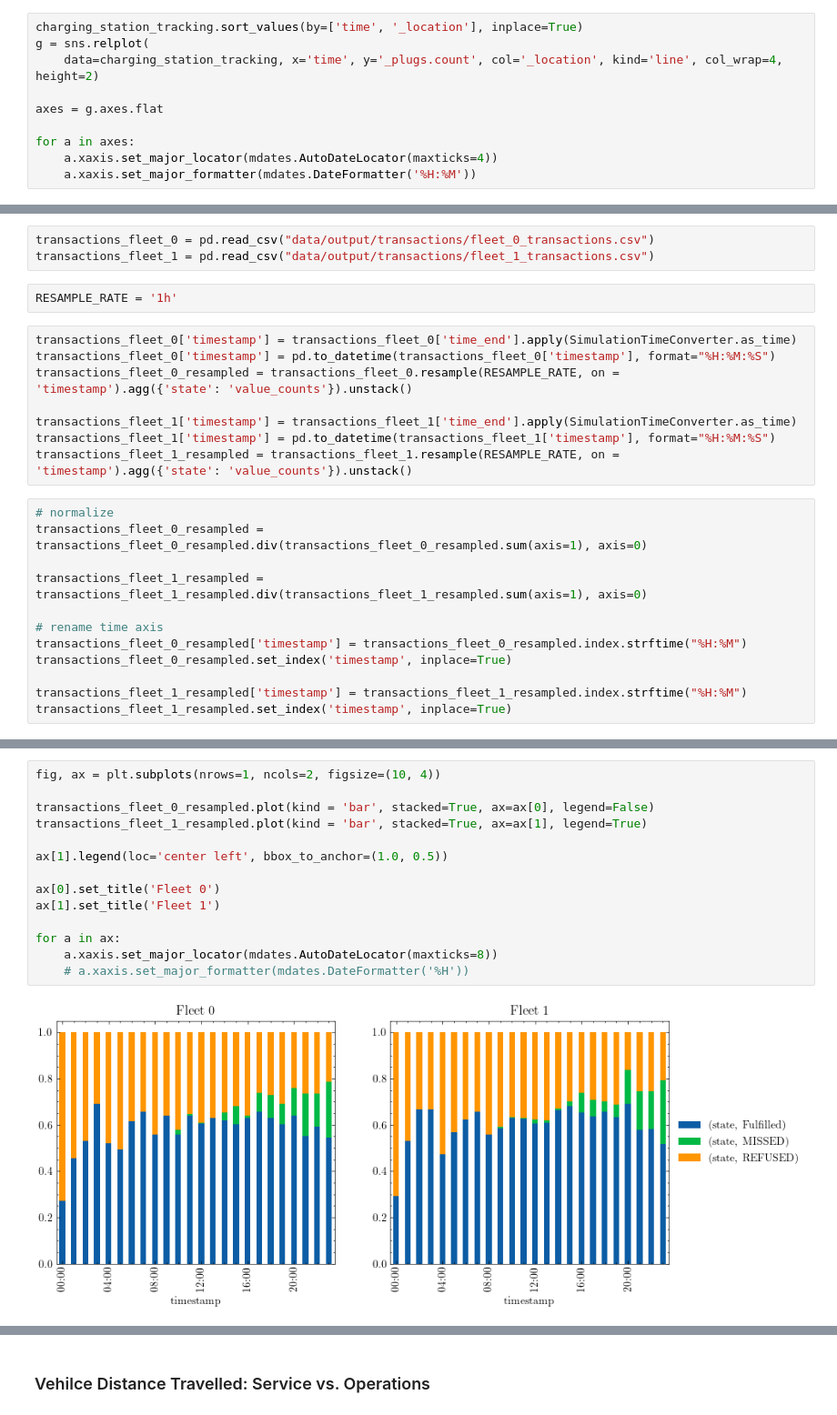
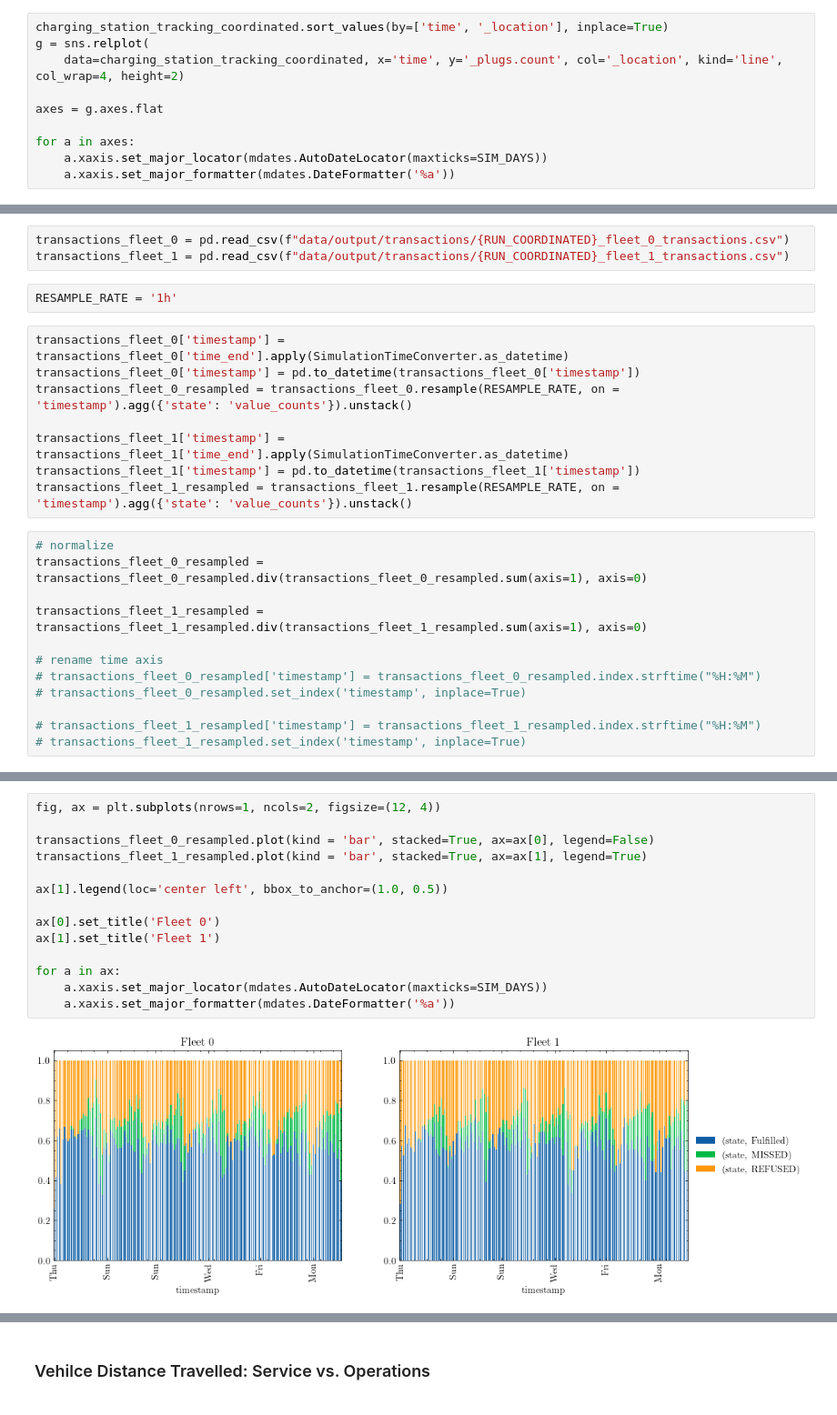
Before and after one commit to IS3UniCologne/urban-mobility-simulation, a Jupyter notebook: resources/scripts/simulation_analysis/shared_charging.ipynb, the cells around one changed output, grey strips where cells are left out. Shown at 91% size. Drawn from its saved outputs; the diff is of its cells as text.

```diff
--- a/resources/scripts/simulation_analysis/shared_charging.ipynb
+++ b/resources/scripts/simulation_analysis/shared_charging.ipynb
@@ -262,11 +261,11 @@ ax.xaxis.set_major_formatter(mdates.DateFormatter('%H'))
 # %%
-charging_station_tracking.sort_values(by=['time', '_location'], inplace=True)
+charging_station_tracking_coordinated.sort_values(by=['time', '_location'], inplace=True)
 g = sns.relplot(
-    data=charging_station_tracking, x='time', y='_plugs.count', col='_location', kind='line', col_wrap=4, height=2)
+    data=charging_station_tracking_coordinated, x='time', y='_plugs.count', col='_location', kind='line', col_wrap=4, height=2)
 
 axes = g.axes.flat
 
 for a in axes:
-    a.xaxis.set_major_locator(mdates.AutoDateLocator(maxticks=4))
-    a.xaxis.set_major_formatter(mdates.DateFormatter('%H:%M'))
+    a.xaxis.set_major_locator(mdates.AutoDateLocator(maxticks=SIM_DAYS))
+    a.xaxis.set_major_formatter(mdates.DateFormatter('%a'))
 # %% [output]
@@ -274,17 +273,17 @@ for a in axes:
 # %% [markdown]
 ## Transactions
 # %%
-transactions_fleet_0 = pd.read_csv("data/output/transactions/fleet_0_transactions.csv")
-transactions_fleet_1 = pd.read_csv("data/output/transactions/fleet_1_transactions.csv")
+transactions_fleet_0 = pd.read_csv(f"data/output/transactions/{RUN_COORDINATED}_fleet_0_transactions.csv")
+transactions_fleet_1 = pd.read_csv(f"data/output/transactions/{RUN_COORDINATED}_fleet_1_transactions.csv")
 # %%
 RESAMPLE_RATE = '1h'
 # %%
-transactions_fleet_0['timestamp'] = transactions_fleet_0['time_end'].apply(SimulationTimeConverter.as_time)
-transactions_fleet_0['timestamp'] = pd.to_datetime(transactions_fleet_0['timestamp'], format="%H:%M:%S")
+transactions_fleet_0['timestamp'] = transactions_fleet_0['time_end'].apply(SimulationTimeConverter.as_datetime)
+transactions_fleet_0['timestamp'] = pd.to_datetime(transactions_fleet_0['timestamp'])
 transactions_fleet_0_resampled = transactions_fleet_0.resample(RESAMPLE_RATE, on = 'timestamp').agg({'state': 'value_counts'}).unstack()
 
-transactions_fleet_1['timestamp'] = transactions_fleet_1['time_end'].apply(SimulationTimeConverter.as_time)
-transactions_fleet_1['timestamp'] = pd.to_datetime(transactions_fleet_1['timestamp'], format="%H:%M:%S")
+transactions_fleet_1['timestamp'] = transactions_fleet_1['time_end'].apply(SimulationTimeConverter.as_datetime)
+transactions_fleet_1['timestamp'] = pd.to_datetime(transactions_fleet_1['timestamp'])
 transactions_fleet_1_resampled = transactions_fleet_1.resample(RESAMPLE_RATE, on = 'timestamp').agg({'state': 'value_counts'}).unstack()
 # %%
 # normalize
@@ -293,11 +292,11 @@ transactions_fleet_0_resampled = transactions_fleet_0_resampled.div(transactions
 transactions_fleet_1_resampled = transactions_fleet_1_resampled.div(transactions_fleet_1_resampled.sum(axis=1), axis=0)
 
 # rename time axis
-transactions_fleet_0_resampled['timestamp'] = transactions_fleet_0_resampled.index.strftime("%H:%M")
-transactions_fleet_0_resampled.set_index('timestamp', inplace=True)
+# transactions_fleet_0_resampled['timestamp'] = transactions_fleet_0_resampled.index.strftime("%H:%M")
+# transactions_fleet_0_resampled.set_index('timestamp', inplace=True)
 
-transactions_fleet_1_resampled['timestamp'] = transactions_fleet_1_resampled.index.strftime("%H:%M")
-transactions_fleet_1_resampled.set_index('timestamp', inplace=True)
+# transactions_fleet_1_resampled['timestamp'] = transactions_fleet_1_resampled.index.strftime("%H:%M")
+# transactions_fleet_1_resampled.set_index('timestamp', inplace=True)
 # %%
 transactions_fleet_0_resampled
 # %% [output]
@@ -323,17 +318,17 @@ transactions_fleet_0_resampled
 # %%
-fig, ax = plt.subplots(nrows=1, ncols=2, figsize=(10, 4))
+fig, ax = plt.subplots(nrows=1, ncols=2, figsize=(12, 4))
 
 transactions_fleet_0_resampled.plot(kind = 'bar', stacked=True, ax=ax[0], legend=False)
 transactions_fleet_1_resampled.plot(kind = 'bar', stacked=True, ax=ax[1], legend=True)
 
 ax[1].legend(loc='center left', bbox_to_anchor=(1.0, 0.5))
 
 ax[0].set_title('Fleet 0')
 ax[1].set_title('Fleet 1')
 
 for a in ax:
-    a.xaxis.set_major_locator(mdates.AutoDateLocator(maxticks=8))
-    # a.xaxis.set_major_formatter(mdates.DateFormatter('%H'))
+    a.xaxis.set_major_locator(mdates.AutoDateLocator(maxticks=SIM_DAYS))
+    a.xaxis.set_major_formatter(mdates.DateFormatter('%a'))
 # %% [output]
-[figure, old version]
+[figure, new version]
 # %%
```
Also changed, not shown: parts of 55 cells of this notebook, 1 other file.
